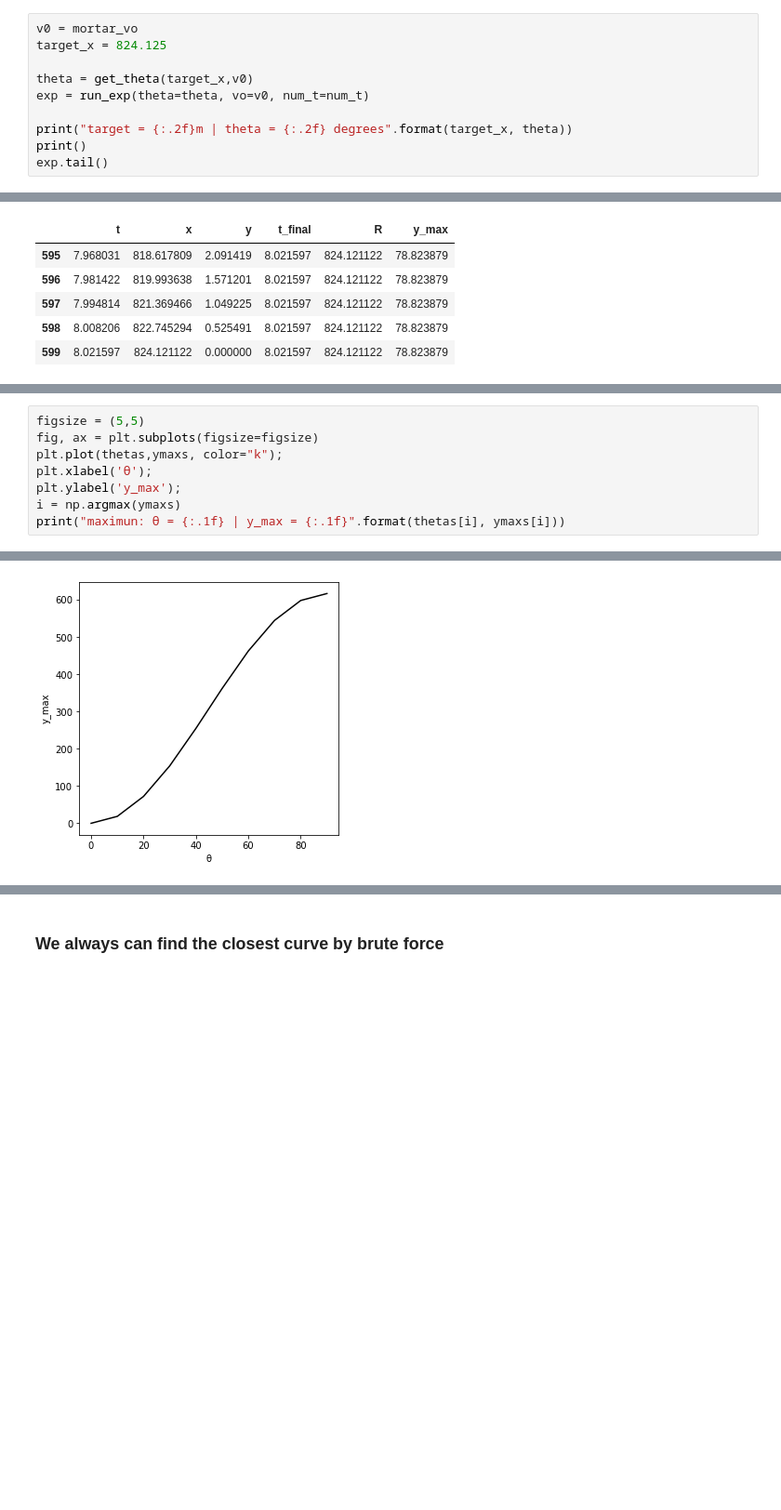
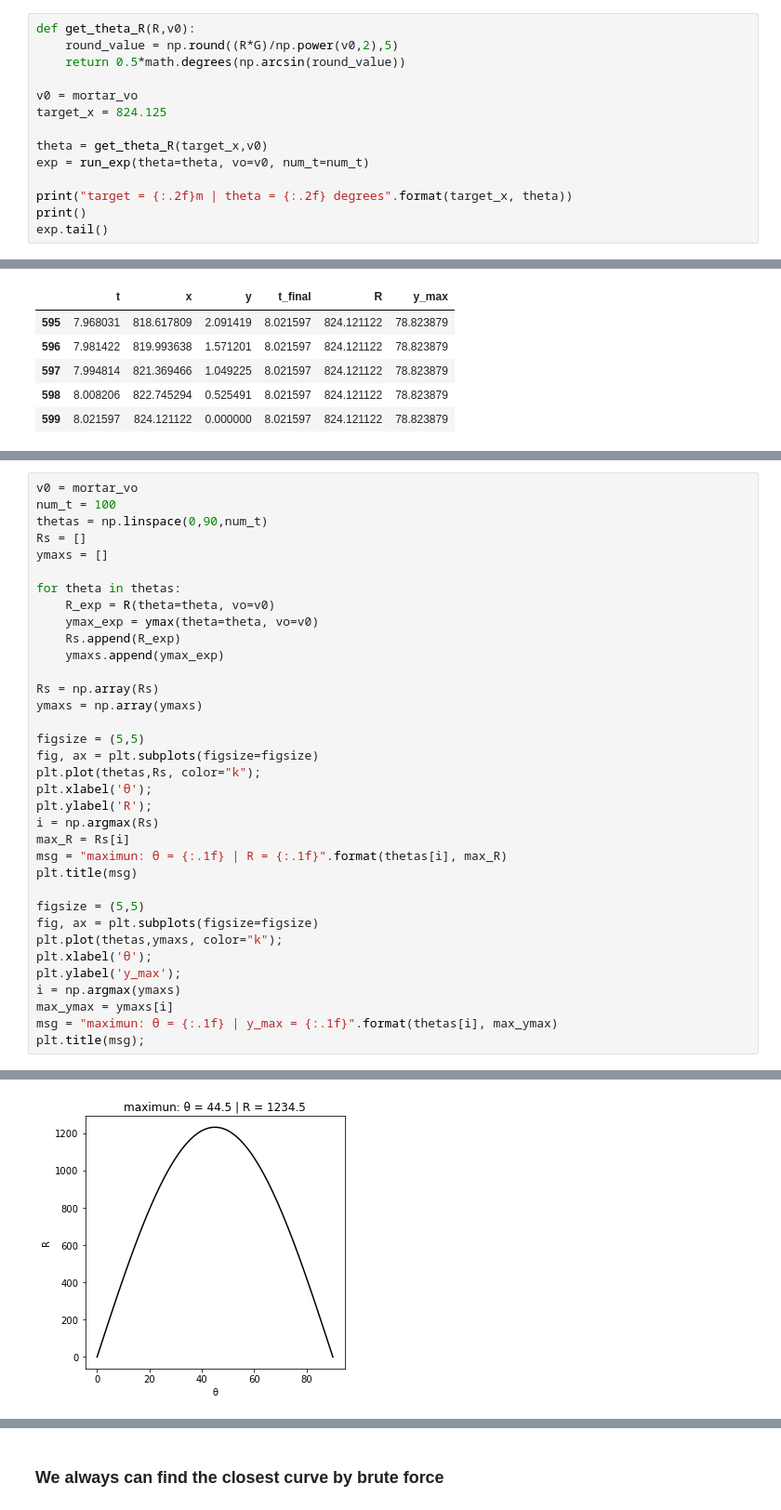
Before and after one commit to felipessalvatore/it, a Jupyter notebook: notebooks/4_ballistic_trajectories.ipynb, the cells around one changed output, grey strips where cells are left out. Shown: that part at 93% size. Saved outputs shown, nothing was run; the diff lists cells and outputs as text; blank space fills up the shorter version.

```diff
--- a/notebooks/4_ballistic_trajectories.ipynb
+++ b/notebooks/4_ballistic_trajectories.ipynb
@@ -182,8 +178,12 @@ def get_theta(R,v0):
 # %%
+def get_theta_R(R,v0):
+    round_value = np.round((R*G)/np.power(v0,2),5)
+    return 0.5*math.degrees(np.arcsin(round_value))
+
 v0 = mortar_vo
 target_x = 824.125
 
-theta = get_theta(target_x,v0)
+theta = get_theta_R(target_x,v0)
 exp = run_exp(theta=theta, vo=v0, num_t=num_t)
 
 print("target = {:.2f}m | theta = {:.2f} degrees".format(target_x, theta))
@@ -247,9 +203,36 @@ maximun: θ = 40.0 | R = 1215.9
 # %%
+v0 = mortar_vo
+num_t = 100
+thetas = np.linspace(0,90,num_t)
+Rs = []
+ymaxs = []
+
+for theta in thetas:
+    R_exp = R(theta=theta, vo=v0)
+    ymax_exp = ymax(theta=theta, vo=v0)
+    Rs.append(R_exp)
+    ymaxs.append(ymax_exp)
+
+Rs = np.array(Rs)
+ymaxs = np.array(ymaxs)
+
+figsize = (5,5)
+fig, ax = plt.subplots(figsize=figsize)
+plt.plot(thetas,Rs, color="k");
+plt.xlabel('θ');
+plt.ylabel('R');
+i = np.argmax(Rs)
+max_R = Rs[i]
+msg = "maximun: θ = {:.1f} | R = {:.1f}".format(thetas[i], max_R)
+plt.title(msg)
+
 figsize = (5,5)
 fig, ax = plt.subplots(figsize=figsize)
 plt.plot(thetas,ymaxs, color="k");
 plt.xlabel('θ');
 plt.ylabel('y_max');
 i = np.argmax(ymaxs)
-print("maximun: θ = {:.1f} | y_max = {:.1f}".format(thetas[i], ymaxs[i]))
+max_ymax = ymaxs[i]
+msg = "maximun: θ = {:.1f} | y_max = {:.1f}".format(thetas[i], max_ymax)
+plt.title(msg);
 # %% [output]
@@ -257 +239 @@ maximun: θ = 90.0 | y_max = 617.3
-[figure, old version]
+[figure, new version]
```
Also changed, not shown: parts of 27 cells of this notebook.
